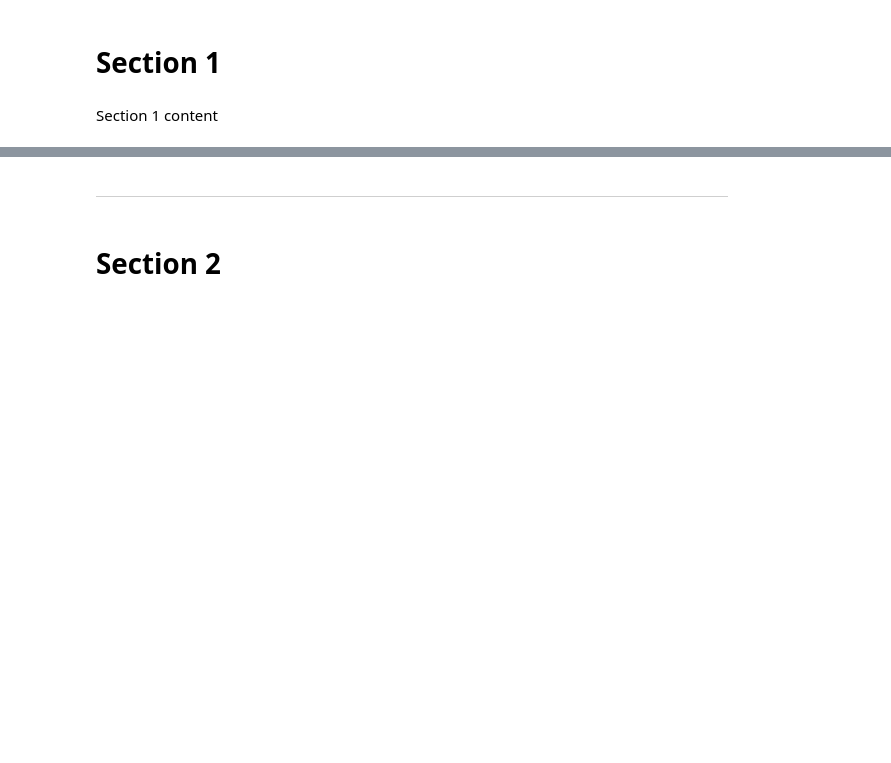
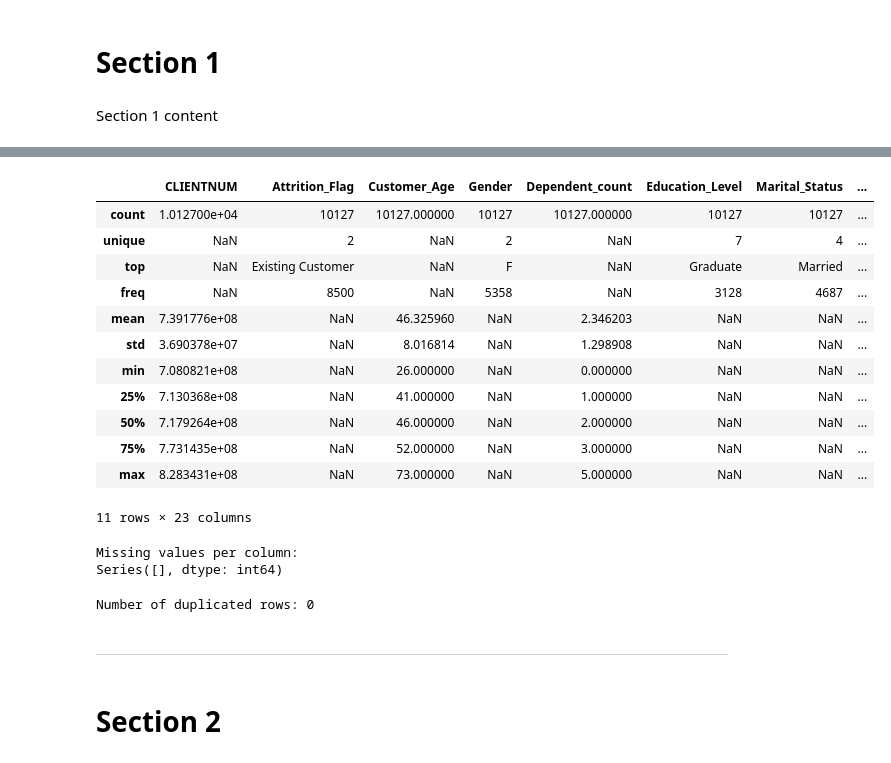
Before and after one commit to Vestibles/Credit_Card_Customer_Churn_Analysis, a Jupyter notebook: jupyter_notebooks/Data_loading_Init_Explore.ipynb, the cells around one changed output, grey strips where cells are left out. Cells and saved outputs as stored; diff of their text form; code cells hidden in the pictures; blank space fills up the shorter version.

```diff
--- a/jupyter_notebooks/Data_loading_Init_Explore.ipynb
+++ b/jupyter_notebooks/Data_loading_Init_Explore.ipynb
@@ -53,0 +99,34 @@ Section 1 content
+# %%
+# Summarise statistics of the dataset
+
+df.describe(include='all')
+# %% [output]
+|  | CLIENTNUM | Attrition_Flag | Customer_Age | Gender | Dependent_count | Education_Level | Marital_Status | ... |
+| count | 1.012700e+04 | 10127 | 10127.000000 | 10127 | 10127.000000 | 10127 | 10127 | ... |
+| unique | NaN | 2 | NaN | 2 | NaN | 7 | 4 | ... |
+| top | NaN | Existing Customer | NaN | F | NaN | Graduate | Married | ... |
+| freq | NaN | 8500 | NaN | 5358 | NaN | 3128 | 4687 | ... |
+| mean | 7.391776e+08 | NaN | 46.325960 | NaN | 2.346203 | NaN | NaN | ... |
+| std | 3.690378e+07 | NaN | 8.016814 | NaN | 1.298908 | NaN | NaN | ... |
+| min | 7.080821e+08 | NaN | 26.000000 | NaN | 0.000000 | NaN | NaN | ... |
+| 25% | 7.130368e+08 | NaN | 41.000000 | NaN | 1.000000 | NaN | NaN | ... |
+| 50% | 7.179264e+08 | NaN | 46.000000 | NaN | 2.000000 | NaN | NaN | ... |
+| 75% | 7.731435e+08 | NaN | 52.000000 | NaN | 3.000000 | NaN | NaN | ... |
+| max | 8.283431e+08 | NaN | 73.000000 | NaN | 5.000000 | NaN | NaN | ... |
+11 rows × 23 columns
+# %%
+# Check for missing values
+
+missing_values = df.isnull().sum()
+print("Missing values per column:")
+print(missing_values[missing_values > 0])
+# %% [output]
+Missing values per column:
+Series([], dtype: int64)
+# %%
+# check duplicated rows
+
+sum_duplicates = df.duplicated().sum()
+print(f"Number of duplicated rows: {sum_duplicates}")
+# %% [output]
+Number of duplicated rows: 0
```
Also changed, not shown: parts of 15 cells of this notebook.
